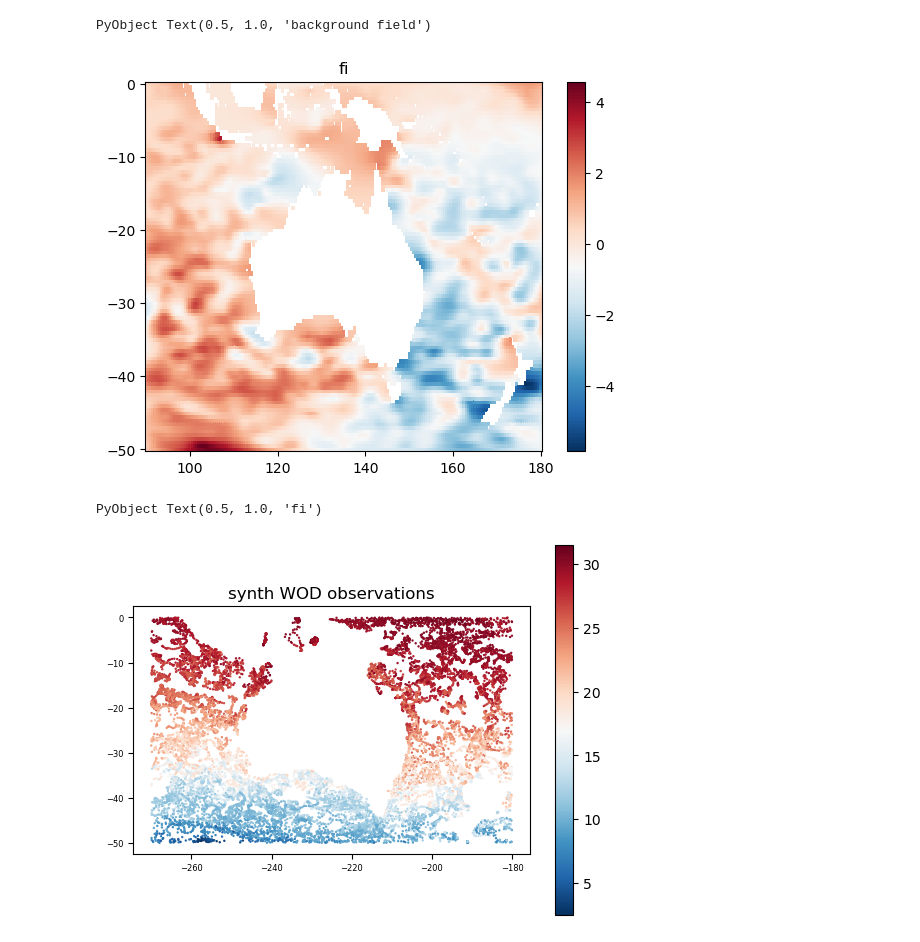
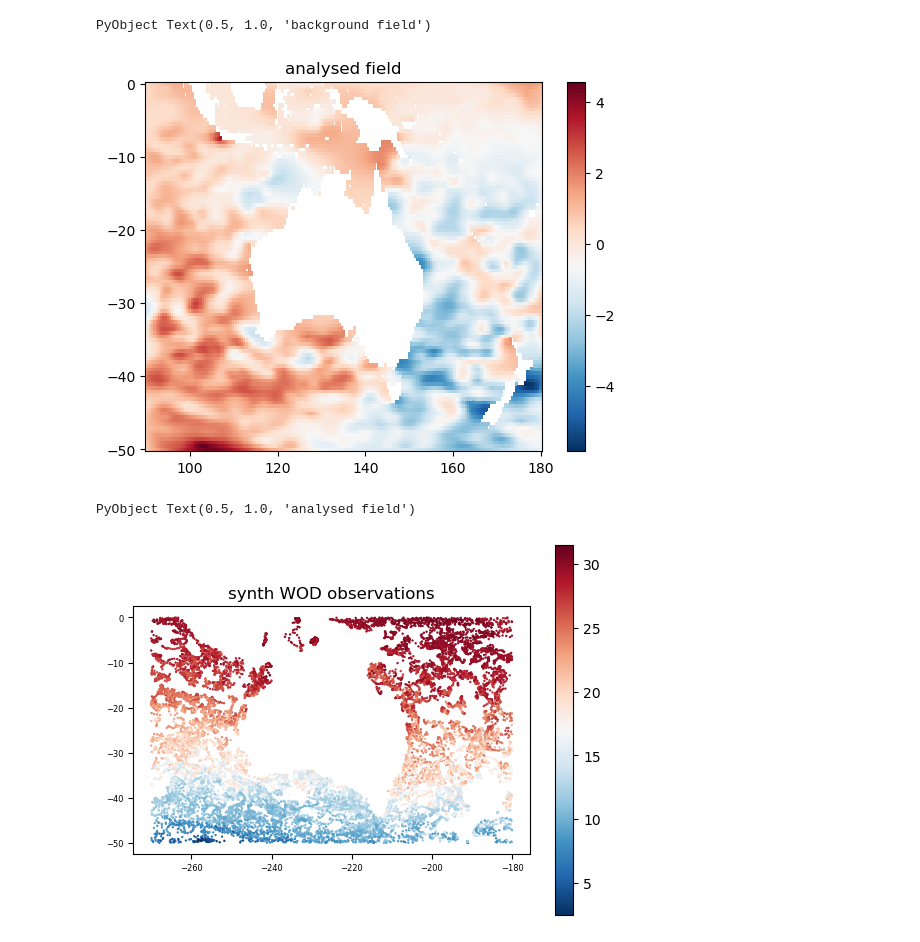
Before and after one commit to CARSv2/cars-v2, a Jupyter notebook: notebooks/parameter_sandbox.ipynb, the cells around one changed output. Cells and saved outputs as stored; diff of their text form; code cells hidden in the pictures.

```diff
--- a/notebooks/parameter_sandbox.ipynb
+++ b/notebooks/parameter_sandbox.ipynb
@@ -279,10 +318,10 @@ PyObject Text(0.5, 1.0, 'background field')
 # %%
 pcolor(xi, yi, fi,cmap="RdBu_r");
 colorbar()
-title("fi")
+title("analysed field")
 # %% [output]
-[figure, old version]
+[figure, new version]
-PyObject Text(0.5, 1.0, 'fi')
+PyObject Text(0.5, 1.0, 'analysed field')
 # %%
 ax = subplot(1,1,1)
 scatter(longitude, latitude, c=temperature,s=0.5,cmap="RdBu_r")
```
Also changed, not shown: parts of 41 cells of this notebook.
